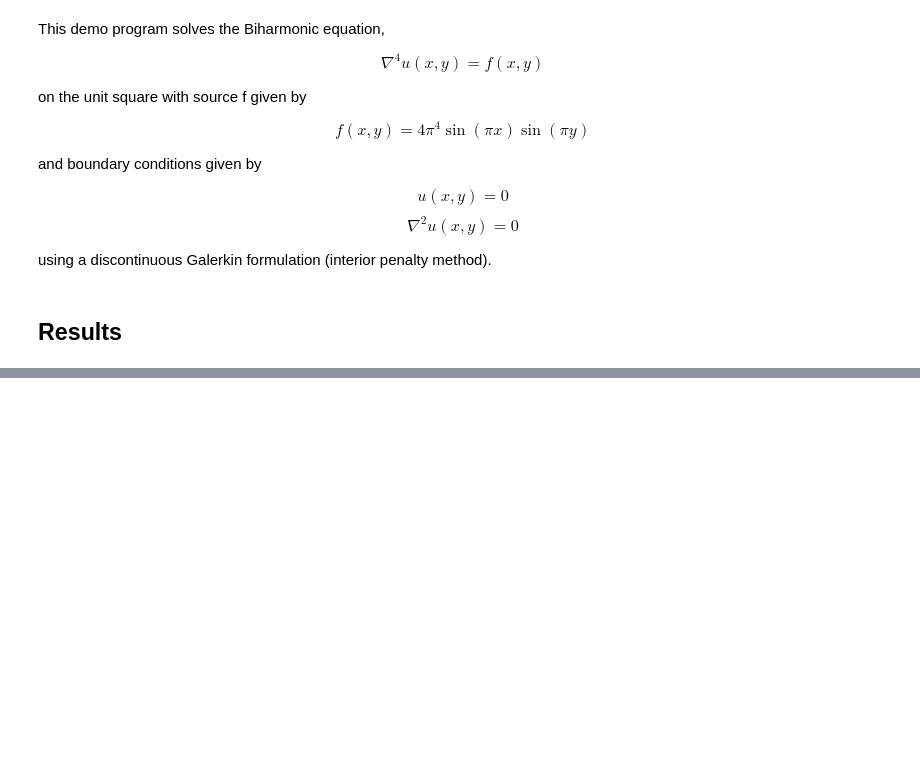
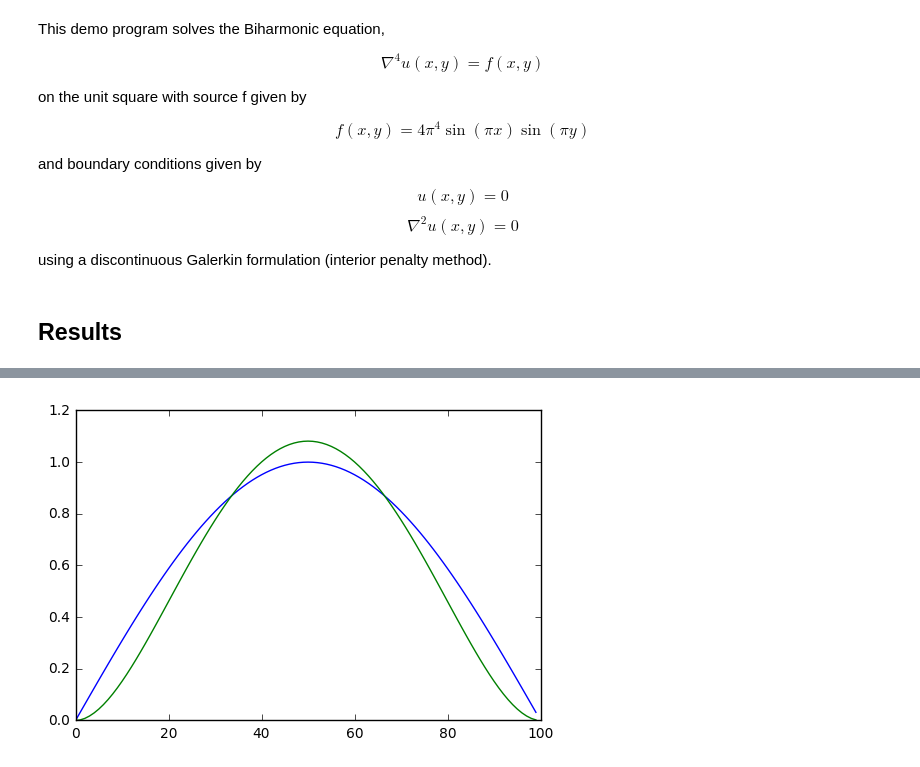
Before and after one commit to mdbenito/fenics-hermite, a Jupyter notebook: biharmonic.ipynb, the cells around one changed output, grey strips where cells are left out. Cells and saved outputs as stored; diff of their text form; code cells hidden in the pictures; blank space fills up the shorter version.

```diff
--- a/biharmonic.ipynb
+++ b/biharmonic.ipynb
@@ -121,9 +126,13 @@ _ = plot(z, title="Difference")
 import matplotlib.pyplot as pl
 import numpy as np
 # %%
-_ = pl.plot([good(x,0.5) for x in np.arange(0,1,0.01)])
-_ = pl.plot([bad(x,0.5)*3 for x in np.arange(0,1,0.01)])
-#_ = pl.plot([z(x,0.5) for x in np.arange(0,1,0.01)])
+y = 0.5
+xx = np.arange(0, 1, 0.01)
+_ = pl.plot([good(x, y) for x in xx])
+_ = pl.plot([bad(x, y )*3 for x in xx])
+#_ = pl.plot([z(x, y) for x in xx])
+# %% [output]
+[figure, added]
 # %%
 # Save solution to file
 file = File("biharmonic-hermite.pvd")
```
Also changed, not shown: parts of 12 cells of this notebook.
